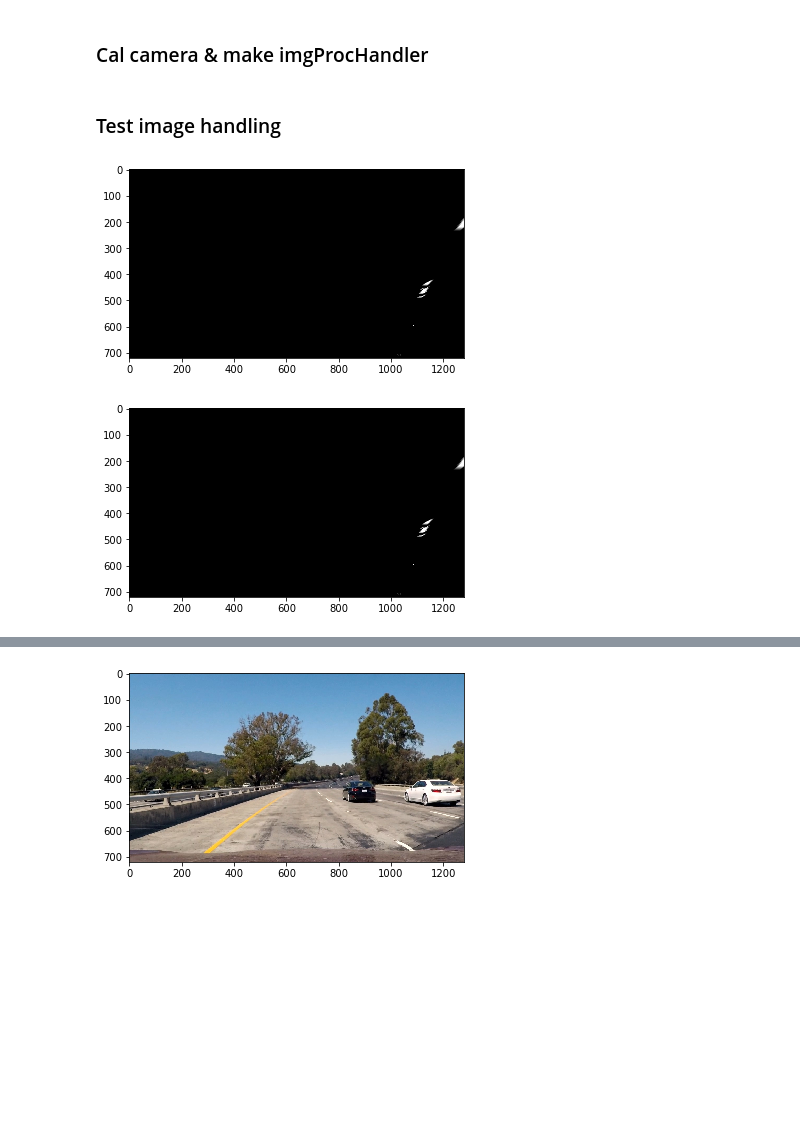
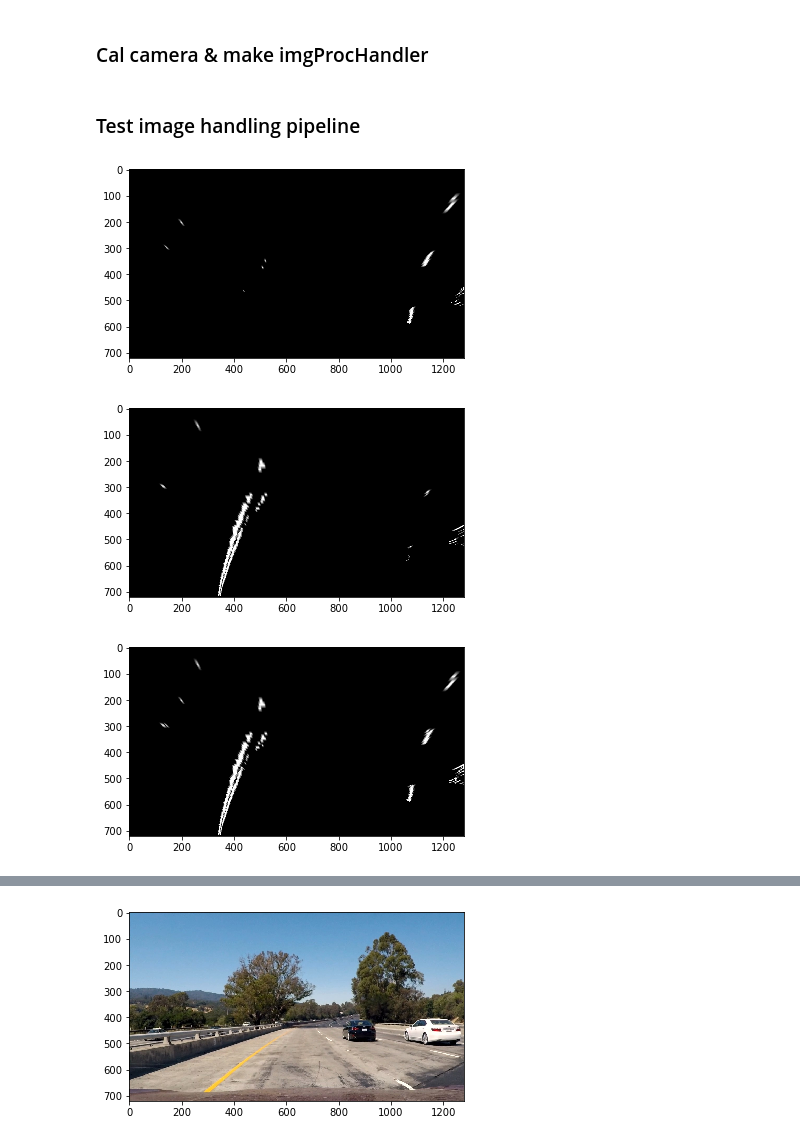
Before and after one commit to alamarche/CarND-Advanced-Lane-Lines, a Jupyter notebook: assignment.ipynb, the cells around one changed output, grey strips where cells are left out. Saved outputs shown, nothing was run; the diff lists cells and outputs as text; code cells hidden in the pictures; blank space fills up the shorter version.

```diff
--- a/assignment.ipynb
+++ b/assignment.ipynb
@@ -199,16 +243,23 @@ ok, camMat, distortMat = calibrateCam()
 # Generate image processing fxn compatible with moviepy's VideoClipFile object
 imgHandler = makeImgProcHandler(camMat, distortMat)
 # %% [markdown]
-### Test image handling
+### Test image handling pipeline
 # %%
-img = mpimg.imread("./test_images/test1.jpg")
+# img = mpimg.imread("./test_images/straight_lines2.jpg")
+img = mpimg.imread("./test_images/test6.jpg")
 
-rightOrth, leftOrth = imgHandler(img)
+
+leftOrth, rightOrth = imgHandler(img)
 
 plt.imshow(rightOrth, cmap='gray')
 plt.show()
 plt.imshow(leftOrth, cmap='gray')
 plt.show()
+
+both = cv2.addWeighted(rightOrth, 1, leftOrth, 1, 0)
+plt.imshow(both, cmap='gray')
+plt.show()
 # %% [output]
-[figure, old version]
+[figure, new version]
-[figure, old version]
+[figure, new version]
+[figure, added]
```
Also changed, not shown: parts of 4 cells of this notebook.
